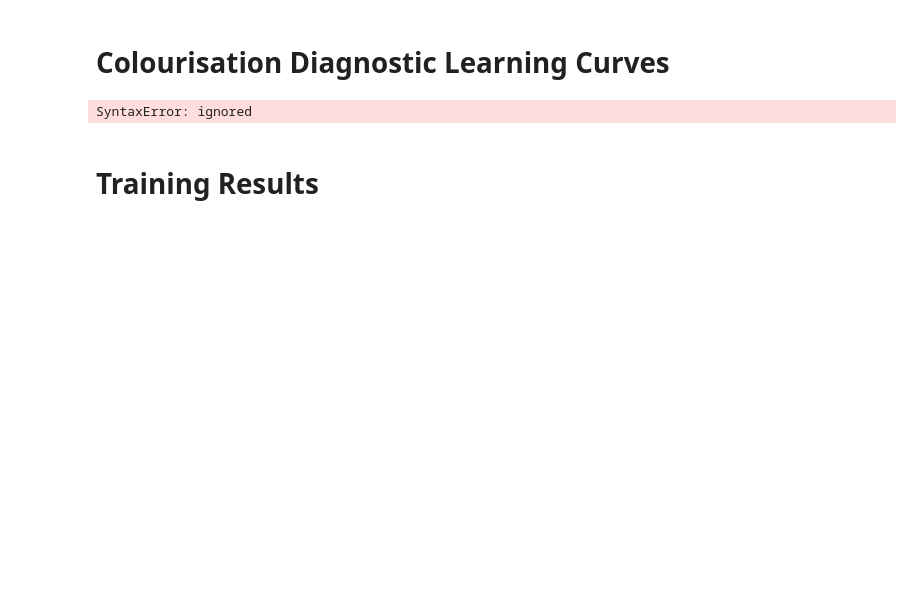
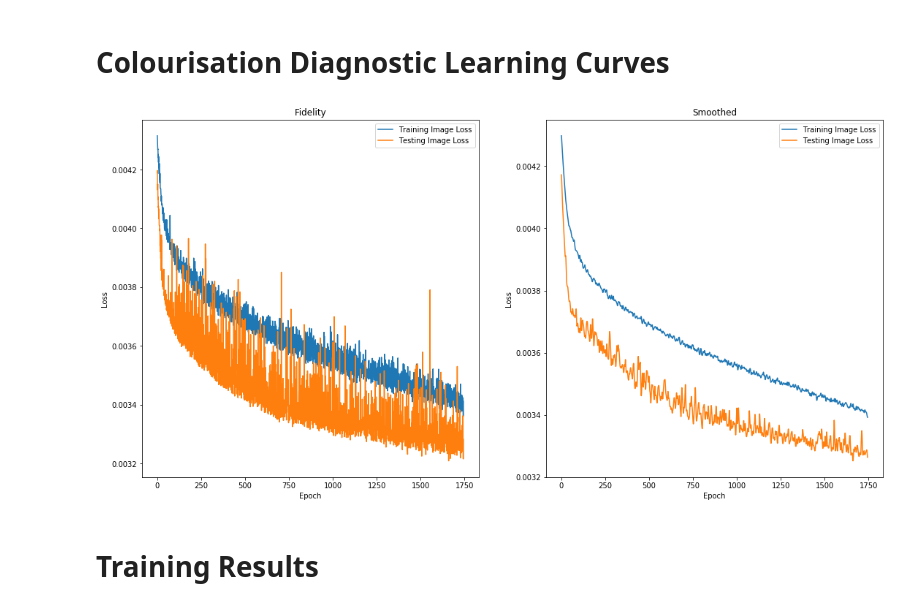
Before and after one commit to conwayjw97/Image-Colourisation-with-Deep-Learning, a Jupyter notebook: src/DeterministicConvNetCifar10.ipynb, the cells around one changed output. Cells and saved outputs as stored; diff of their text form; code cells hidden in the pictures; blank space fills up the shorter version.

```diff
--- a/src/DeterministicConvNetCifar10.ipynb
+++ b/src/DeterministicConvNetCifar10.ipynb
@@ -220,11 +224,11 @@ for i in range(output_count):
 # are in [0,1].
 #https://zhengtq.github.io/2018/12/27/tensorflow-disturb-yuv/
 
-train_yuvImages = tf.image.rgb_to_yuv(train_images[:IMAGE_COUNT])
+train_yuvImages = tf.image.rgb_to_yuv(class_train_images[:IMAGE_COUNT])
 train_y = tf.expand_dims(train_yuvImages[:,:,:,0], 3)
 train_uv = train_yuvImages[:,:,:,1:]
 
-test_yuvImages = tf.image.rgb_to_yuv(test_images[:IMAGE_COUNT])
+test_yuvImages = tf.image.rgb_to_yuv(class_test_images[:IMAGE_COUNT])
 test_y = tf.expand_dims(test_yuvImages[:,:,:,0], 3)
 test_uv = test_yuvImages[:,:,:,1:]
 # %% [markdown]
@@ -396,7 +482,14 @@ Epoch 25/25
 # %%
 if not (LOAD_COLOURISATION_MODEL):
-  history = model.fit_generator(train_iterator, steps_per_epoch=int(train_yuvImages.shape[0]/BATCH_SIZE), epochs=runtime_epochs, validation_data=(test_y, test_uv), validation_steps=int(test_yuvImages.shape[0]/BATCH_SIZE))
+  history = model.fit_generator(train_iterator, steps_per_epoch=int(train_yuvImages.shape[0]/BATCH_SIZE), epochs=runtime_epochs, validation_data=(test_y, test_uv), validation_steps=int(test_yuvImages.shape[0]/BATCH_SIZE), verbose=1)
   # history = model.fit_generator(train_image_loader(train_y, train_uv, BATCH_SIZE), steps_per_epoch=int(train_yuvImages.shape[0]/BATCH_SIZE), epochs=runtime_epochs, validation_data=(test_image_loader(test_y, test_uv, BATCH_SIZE)), validation_steps=int(test_yuvImages.shape[0]/BATCH_SIZE))
+
+  model_json = model.to_json()
+  with open(base_dir + "colourisation.json", "w") as json_file:
+      json_file.write(model_json)
+  model.save_weights(base_dir + "colourisation.h5")
+  print("Saved model to disk")
+
   total_loss += history.history["loss"]
   total_val_loss += history.history["val_loss"]
 # %% [output]
@@ -420,6 +512,0 @@ Epoch 25/25
-# %%
-if(LOAD_COLOURISATION_MODEL):
-  model.load_weights(checkpoint_dir)
-  total_loss, total_accuracy = model.evaluate(test_gray_images, utils.to_categorical(test_labels), verbose=2)
-  total_loss = np.array(total_loss)
-  total_accuracy = np.array(total_accuracy)
@@ -426,47 +523,32 @@ if(LOAD_COLOURISATION_MODEL):
 # %% [markdown]
 # Colourisation Diagnostic Learning Curves
 # %%
-fig = plt.figure(figsize=(18, 9))
+if not (LOAD_COLOURISATION_MODEL):
+  fig = plt.figure(figsize=(38, 9))
 
-fig.add_subplot(1,2,1)
-plt.title("Fidelity")
-plt.plot(total_loss[1:], label="Training Image Loss")
-if(!LOAD_COLOURISATION_MODEL):
-  plt.plot(total_val_loss[1:], label="Testing Image Loss")
-plt.xlabel('Epoch')
-plt.ylabel('Loss')
-plt.legend()
+  fig.add_subplot(1,4,1)
+  plt.title("Fidelity")
+  plt.plot(total_loss[5:], label="Training Image Loss")
+  if not (LOAD_COLOURISATION_MODEL):
+    plt.plot(total_val_loss[5:], label="Testing Image Loss")
+  plt.xlabel('Epoch')
+  plt.ylabel('Loss')
+  plt.legend()
+  plt.savefig("Fidelity.png")
+  # files.download("Fidelity.png")
 
-fig.add_subplot(1,2,2)
-plt.title("Smoothed")
-plt.plot(gaussian_filter1d(total_loss[1:], sigma=2), label="Training Image Loss")
-if(!LOAD_COLOURISATION_MODEL):
-  plt.plot(gaussian_filter1d(total_val_loss[1:], sigma=2), label="Testing Image Loss")
-plt.xlabel('Epoch')
-plt.ylabel('Loss')
-plt.legend()
-
-fig = plt.figure(figsize=(18, 9))
-
-fig.add_subplot(1,2,1)
-plt.title("Fidelity")
-plt.plot(total_accuracy[1:], label="Training Image Accuracy")
-if(!LOAD_COLOURISATION_MODEL):
-  plt.plot(total_val_accuracy[1:], label="Testing Image Accuracy")
-plt.xlabel('Epoch')
-plt.ylabel('Accuracy')
-plt.legend()
-
-fig.add_subplot(1,2,2)
-plt.title("Smoothed Training and Testing Loss over Epochs")
-plt.plot(gaussian_filter1d(total_accuracy[1:], sigma=2), label="Training Image Accuracy")
-if(!LOAD_COLOURISATION_MODEL):
-  plt.plot(gaussian_filter1d(total_val_accuracy[1:], sigma=2), label="Testing Image Accuracy")
-plt.xlabel('Epoch')
-plt.ylabel('Accuracy')
-plt.legend()
+  fig.add_subplot(1,4,2)
+  plt.title("Smoothed")
+  plt.plot(gaussian_filter1d(total_loss[5:], sigma=2), label="Training Image Loss")
+  if not (LOAD_COLOURISATION_MODEL):
+    plt.plot(gaussian_filter1d(total_val_loss[5:], sigma=2), label="Testing Image Loss")
+  plt.xlabel('Epoch')
+  plt.ylabel('Loss')
+  plt.legend()
+  plt.savefig("Smooted.png")
+  # files.download("Smooted.png")
 # %% [output]
-SyntaxError: ignored
+[figure, added]
 # %% [markdown]
 # Training Results
 # %%
```
Also changed, not shown: parts of 19 cells of this notebook.
